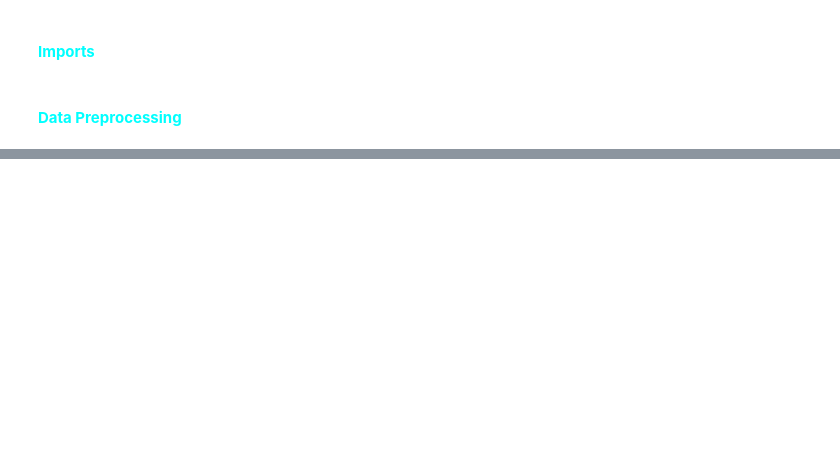
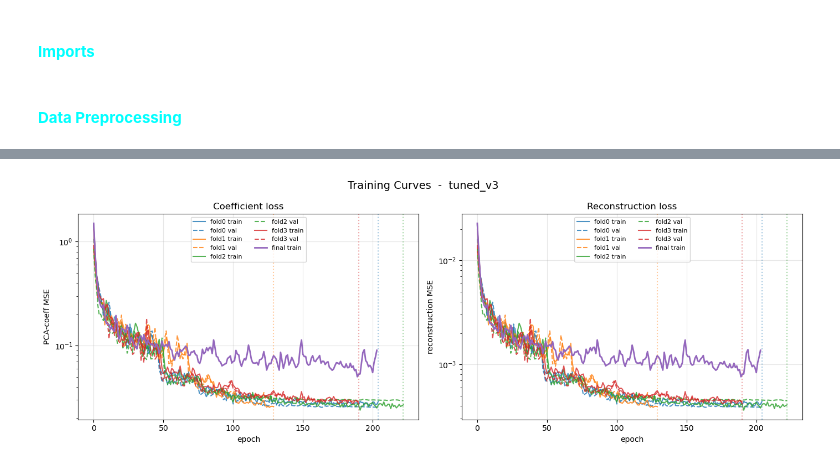
Before and after one commit to mill0851/capstone_SiC_gratings, a Jupyter notebook: ML_project/pca_mlp/PCA_MLP_4D.ipynb, the cells around one changed output, grey strips where cells are left out. Drawn from its saved outputs; the diff is of its cells as text; code cells hidden in the pictures; blank space fills up the shorter version.

```diff
--- a/ML_project/pca_mlp/PCA_MLP_4D.ipynb
+++ b/ML_project/pca_mlp/PCA_MLP_4D.ipynb
@@ -122,0 +466,33 @@ Absorption K-sweep:
+# %%
+#### PLOT TRAINING CURVES ####
+# Train/val loss vs epoch for every CV fold, plus the final-model train curve.
+n_folds_plot = len(fold_histories)
+colors = plt.cm.tab10(np.arange(n_folds_plot + 1))
+fig, axes = plt.subplots(1, 2, figsize=(14, 5))
+
+panels = [
+    ("train_loss",        "val_loss",        "PCA-coeff MSE",     "Coefficient loss"),
+    ("train_loss_recon",  "val_loss_recon",  "reconstruction MSE","Reconstruction loss"),
+]
+for ax, (tk, vk, ylabel, title) in zip(axes, panels):
+    for i, h in enumerate(fold_histories):
+        ep = np.arange(len(h[tk]))
+        ax.plot(ep, h[tk], color=colors[i], linestyle='-',  alpha=0.8, label=f'fold{i} train')
+        ax.plot(ep, h[vk], color=colors[i], linestyle='--', alpha=0.8, label=f'fold{i} val')
+        ax.axvline(h["stop_epoch"], color=colors[i], linestyle=':', alpha=0.4)
+    ax.plot(
+        np.arange(len(final_history[tk])), final_history[tk],
+        color=colors[-1], linestyle='-', linewidth=2, label='final train'
+    )
+    ax.set_yscale('log')
+    ax.set_xlabel('epoch')
+    ax.set_ylabel(ylabel)
+    ax.set_title(title)
+    ax.grid(alpha=0.3)
+    ax.legend(fontsize=8, ncol=2)
+
+fig.suptitle(f'Training Curves  -  {NAME}', fontsize=14)
+fig.tight_layout()
+plt.show()
+# %% [output]
+[figure, added]
```
Also changed, not shown: parts of 13 cells of this notebook, 30 other files.
